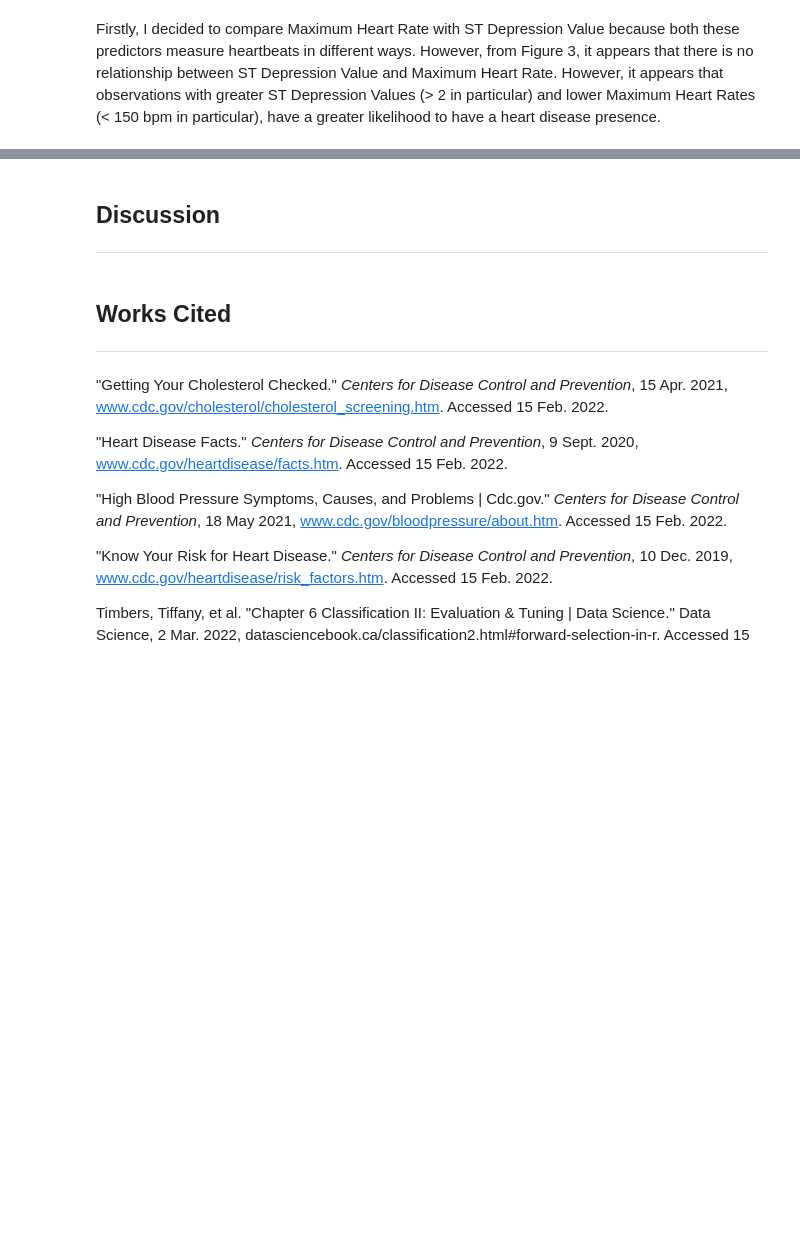
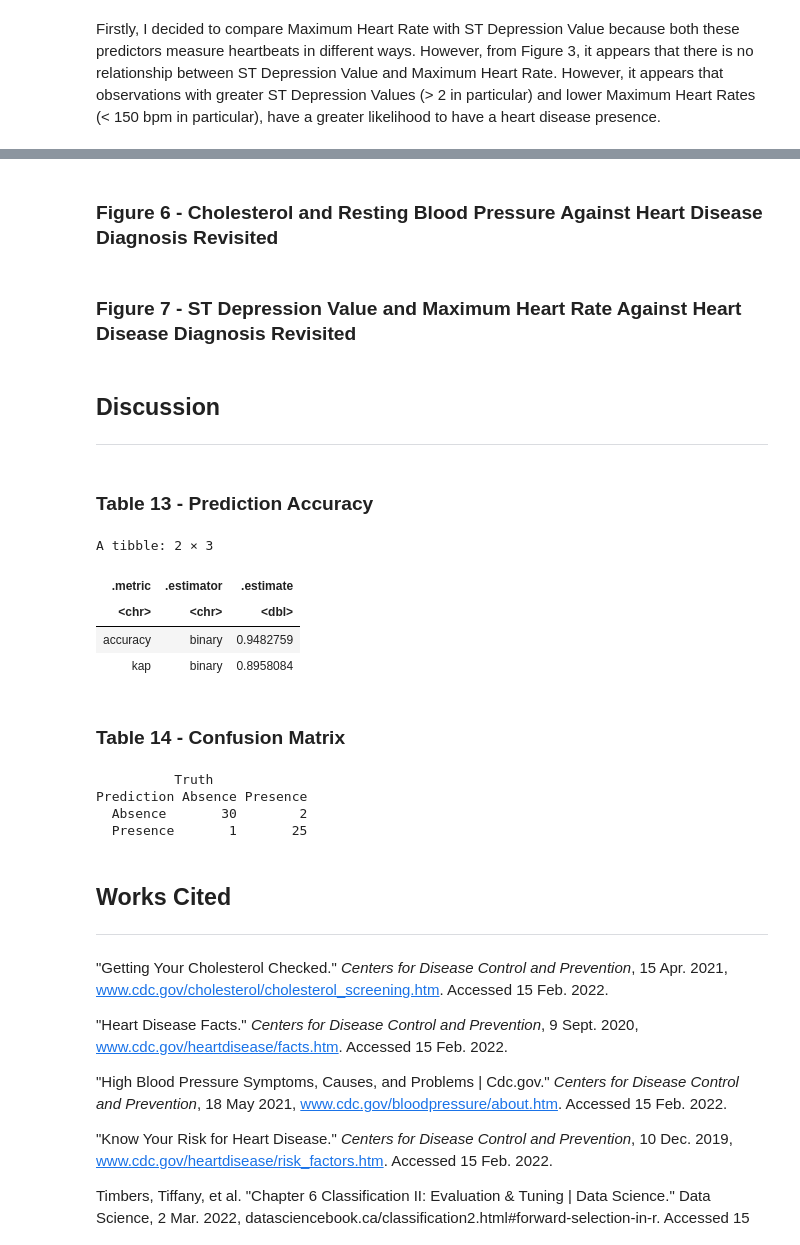
Before and after one commit to meleongg/dsci-100-project, a Jupyter notebook: report.ipynb, the cells around one changed output, grey strips where cells are left out. Cells and saved outputs as stored; diff of their text form; code cells hidden in the pictures; blank space fills up the shorter version.

```diff
--- a/report.ipynb
+++ b/report.ipynb
@@ -527,0 +534,22 @@ A tibble: 1 × 1
+# %%
+heart_disease_spec_best_k <- nearest_neighbor(weight_func = "rectangular", neighbors = best_k) %>%
+    set_engine("kknn") %>%
+    set_mode("classification")
+
+heart_disease_workflow <- workflow() %>%
+    add_recipe(heart_disease_recipe) %>%
+    add_model(heart_disease_spec_best_k)
+
+heart_disease_fit <- heart_disease_workflow %>%
+    fit(data = heart_disease_train)
+
+test_predictions <- predict(heart_disease_fit, heart_disease_test) %>%
+    bind_cols(heart_disease_test)
+
+# used later in the discussion section
+prediction_accuracy <- test_predictions %>%
+    metrics(truth = diagnosis, estimate = .pred_class)
+
+# used later in the discussion section
+heart_disease_matrix <- test_predictions %>%
+    conf_mat(truth = diagnosis, estimate = .pred_class)
@@ -528,6 +560,29 @@ A tibble: 1 × 1
+# %% [markdown]
+### Figure 6 - Cholesterol and Resting Blood Pressure Against Heart Disease Diagnosis Revisited
+# %% [markdown]
+### Figure 7 - ST Depression Value and Maximum Heart Rate Against Heart Disease Diagnosis Revisited
 # %% [markdown]
 ## Discussion
 ***
+# %% [markdown]
+### Table 13 - Prediction Accuracy
+# %%
+prediction_accuracy
+# %% [output]
+A tibble: 2 × 3
+| .metric | .estimator | .estimate |
+| <chr> | <chr> | <dbl> |
+| accuracy | binary | 0.9482759 |
+| kap | binary | 0.8958084 |
+# %% [markdown]
+### Table 14 - Confusion Matrix
+# %%
+heart_disease_matrix
+# %% [output]
+          Truth
+Prediction Absence Presence
+  Absence       30        2
+  Presence       1       25
 # %% [markdown]
 ## Works Cited
 ***
```
Also changed, not shown: parts of 29 cells of this notebook.
